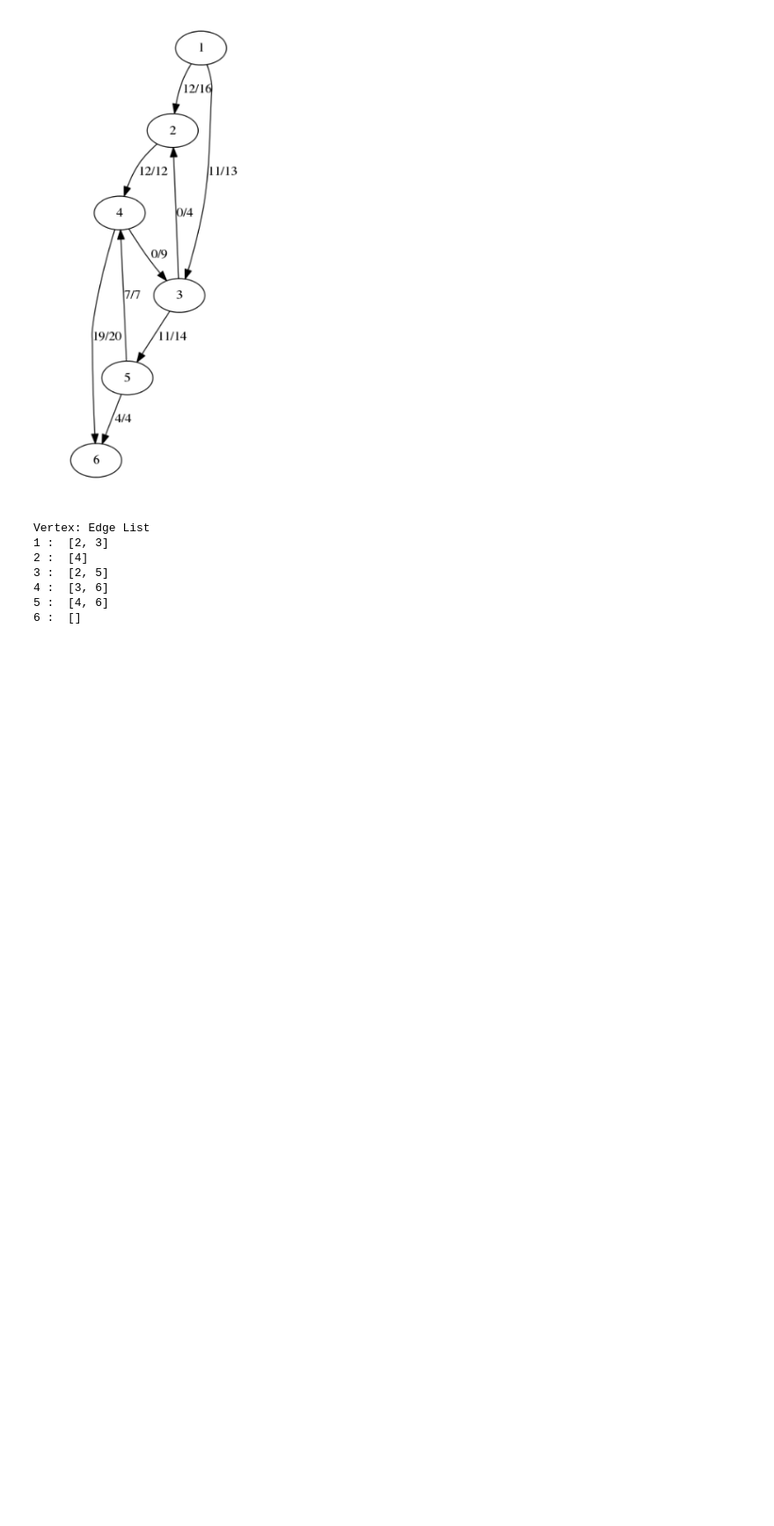
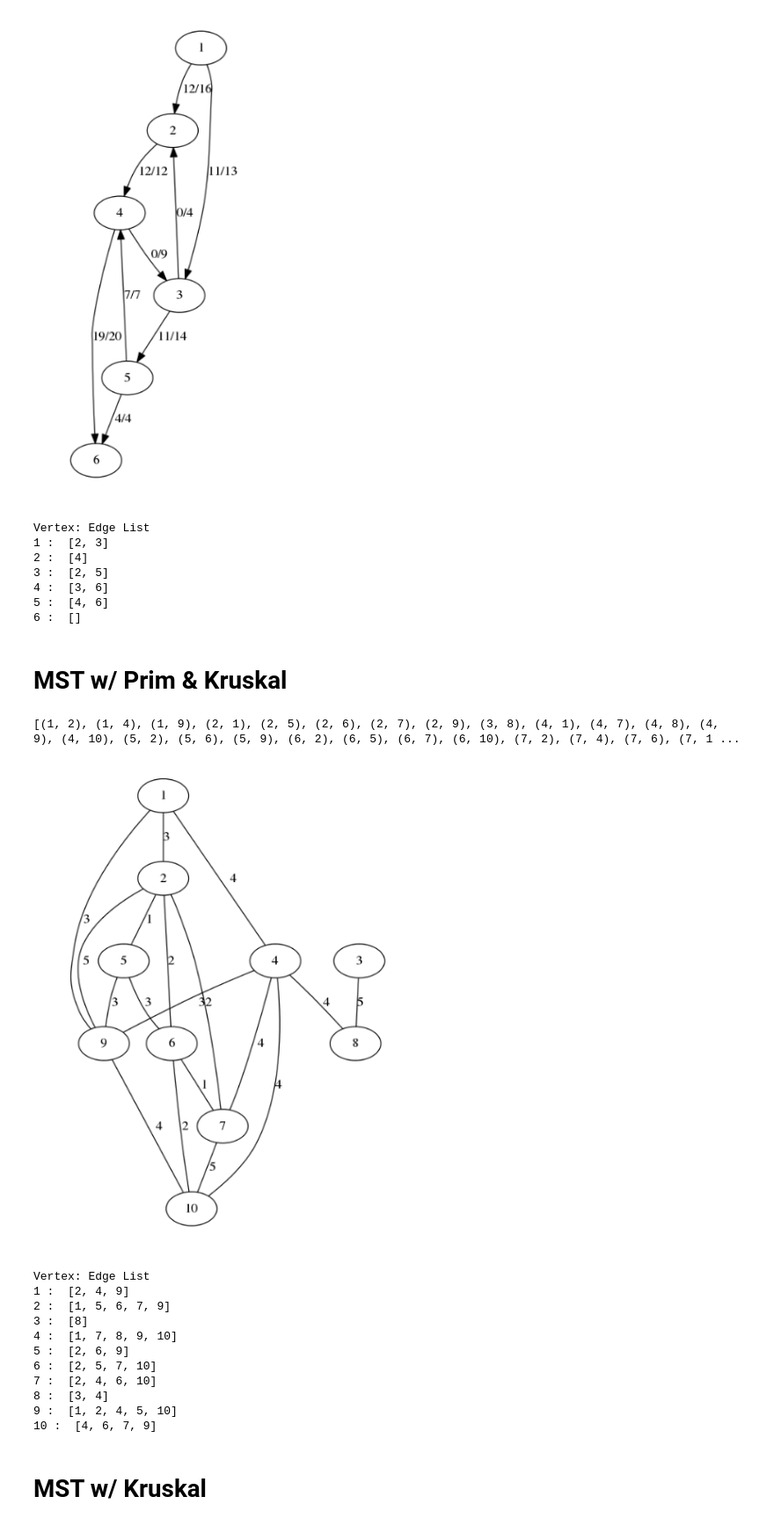
Before and after one commit to CarlosReyes1/c2017Fall, a Jupyter notebook: c174f17/Graphs.ipynb, the cells around one changed output. Shown at 88% size. Cells and saved outputs as stored; diff of their text form; code cells hidden in the pictures; blank space fills up the shorter version.

```diff
--- a/c174f17/Graphs.ipynb
+++ b/c174f17/Graphs.ipynb
@@ -53,6 +53,24 @@ def ReadGraph(N, filename):
         e.sort()
         E[l[0]] = e
     return V, E
+
+def RandomEdgePermute(N, p, selfE=False, D=True):
+    V = range(1,N+1)
+    Elist = [(u,v) for u in range(1,N+1) for v in range(1,N+1) if (u!=v or selfE) and (u<v or D)]
+    random.shuffle(Elist)
+    E = {}
+    for i in range(int(p*len(Elist))):
+        u, v = Elist[i]
+        e = E.get(u,[])
+        e.append(v)
+        e.sort()
+        E[u] = e
+        if not D:
+            e = E.get(v,[])
+            e.append(u)
+            e.sort()
+            E[v] = e
+    return V, E
 # %%
 def Path(P, u):
     ret = [u]
@@ -511,3 +529,45 @@ Vertex: Edge List
 4 :  [3, 6]
 5 :  [4, 6]
 6 :  []
+# %% [markdown]
+# MST w/ Prim & Kruskal
+# %%
+def EdgeList(V, E):
+    l = []
+    for u in V:
+        e = E.get(u, [])
+        for v in  e:
+            l.append((u,v))
+    return l
+
+def GenWeights(V, E, low, high, D=True):
+    w = {}
+    l = EdgeList(V, E)
+    for e in l:
+        w[e] = random.randint(low, high)
+    if not D:
+        for u,v in w:
+            if u>v:
+                w[(u,v)] = w[(v,u)]
+    return w
+
+V, E = RandomEdgePermute(10, 0.4, False, False)
+print EdgeList(V, E)
+W = GenWeights(V, E, 1, 5, False)
+GraphIt(V, E, W, False)
+# %% [output]
+[(1, 2), (1, 4), (1, 9), (2, 1), (2, 5), (2, 6), (2, 7), (2, 9), (3, 8), (4, 1), (4, 7), (4, 8), (4, 9), (4, 10), (5, 2), (5, 6), (5, 9), (6, 2), (6, 5), (6, 7), (6, 10), (7, 2), (7, 4), (7, 6), (7, 1 ...
+[figure, added]
+Vertex: Edge List
+1 :  [2, 4, 9]
+2 :  [1, 5, 6, 7, 9]
+3 :  [8]
+4 :  [1, 7, 8, 9, 10]
+5 :  [2, 6, 9]
+6 :  [2, 5, 7, 10]
+7 :  [2, 4, 6, 10]
+8 :  [3, 4]
+9 :  [1, 2, 4, 5, 10]
+10 :  [4, 6, 7, 9]
+# %% [markdown]
+# MST w/ Kruskal
```
Also changed, not shown: parts of 8 cells of this notebook, 4 other files.
